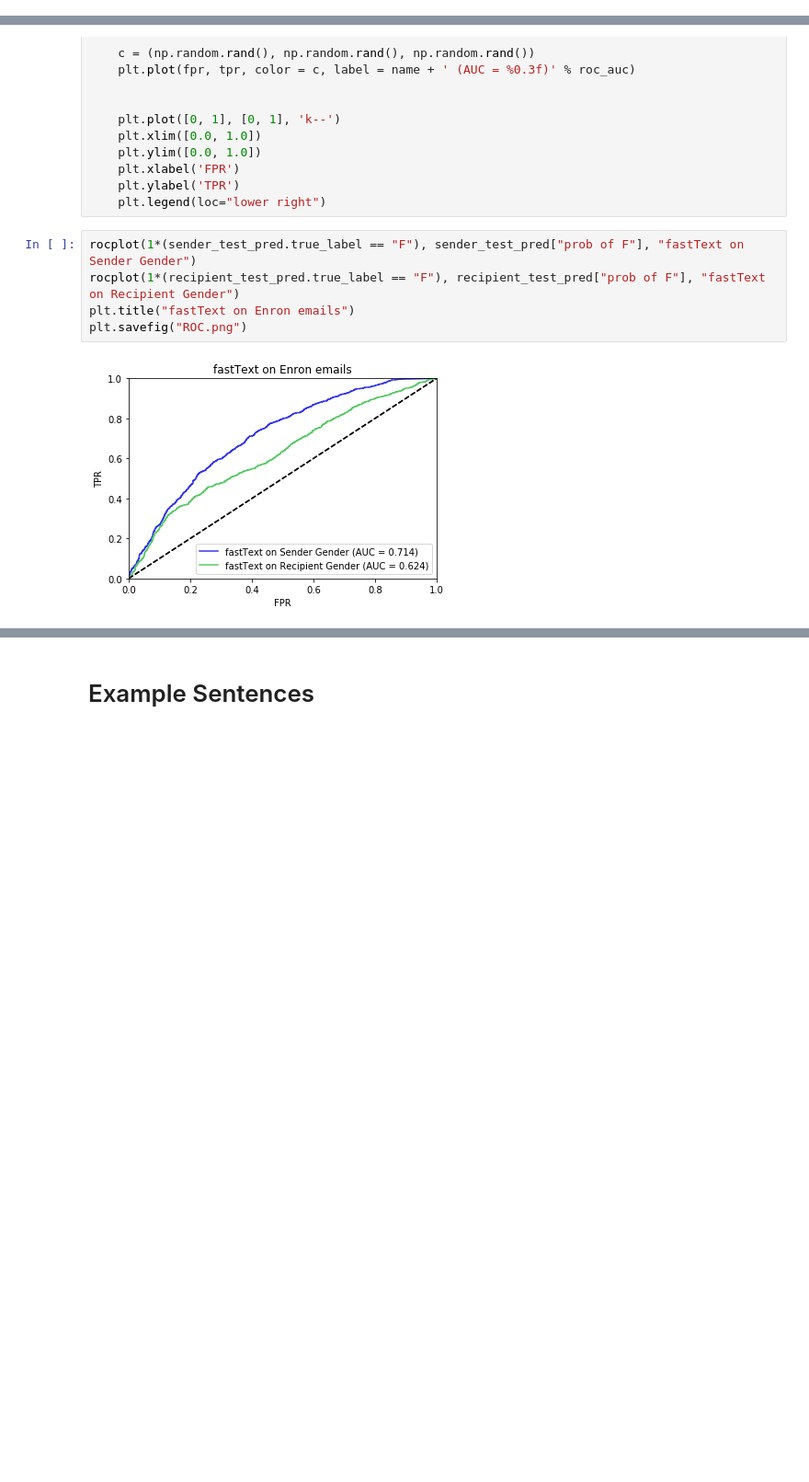
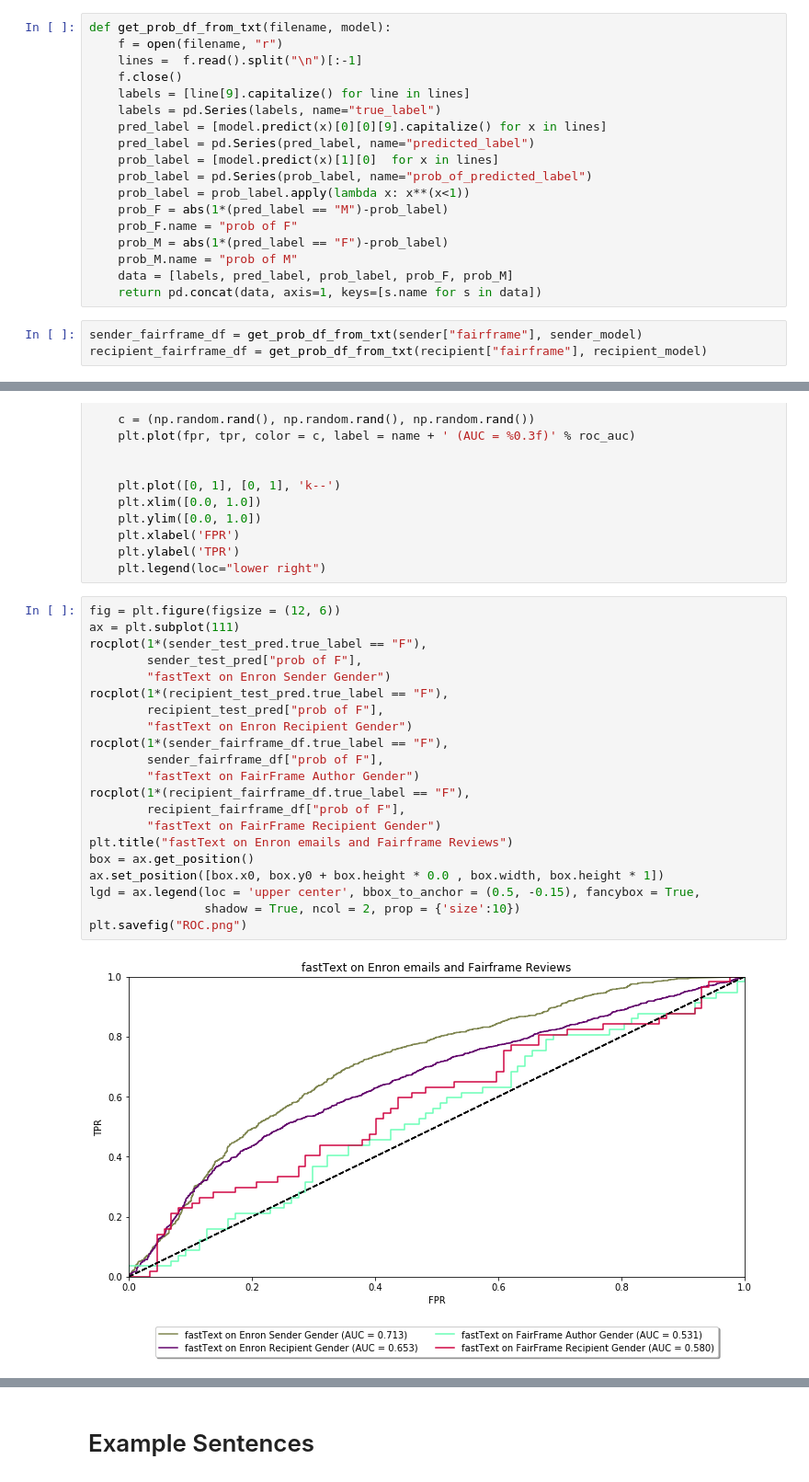
Before and after one commit to mahamfkhan/NLU, a Jupyter notebook: fastText test.ipynb, the cells around one changed output, grey strips where cells are left out. Shown: that part at 92% size. Cells and saved outputs as stored; diff of their text form; blank space fills up the shorter version.

Commit message:
updated fasttext notebook to evaluate performance on fairframe

```diff
--- a/fastText test.ipynb
+++ b/fastText test.ipynb
@@ -317,6 +323,27 @@ def get_prob_df(df, model):
 # %%
 sender_test_pred = get_prob_df(sender_test, sender_model)
 recipient_test_pred = get_prob_df(recipient_test, recipient_model)
+# %%
+def get_prob_df_from_txt(filename, model):
+    f = open(filename, "r")
+    lines =  f.read().split("\n")[:-1]
+    f.close()
+    labels = [line[9].capitalize() for line in lines]
+    labels = pd.Series(labels, name="true_label")
+    pred_label = [model.predict(x)[0][0][9].capitalize() for x in lines]
+    pred_label = pd.Series(pred_label, name="predicted_label")
+    prob_label = [model.predict(x)[1][0]  for x in lines]
+    prob_label = pd.Series(prob_label, name="prob_of_predicted_label")
+    prob_label = prob_label.apply(lambda x: x**(x<1))
+    prob_F = abs(1*(pred_label == "M")-prob_label)
+    prob_F.name = "prob of F"
+    prob_M = abs(1*(pred_label == "F")-prob_label)
+    prob_M.name = "prob of M"
+    data = [labels, pred_label, prob_label, prob_F, prob_M]
+    return pd.concat(data, axis=1, keys=[s.name for s in data])
+# %%
+sender_fairframe_df = get_prob_df_from_txt(sender["fairframe"], sender_model)
+recipient_fairframe_df = get_prob_df_from_txt(recipient["fairframe"], recipient_model)
 # %%
 from sklearn import linear_model, svm, metrics
 def rocplot(truth, pred, name):
@@ -339,12 +366,28 @@ def rocplot(truth, pred, name):
     plt.ylabel('TPR')
     plt.legend(loc="lower right")
 # %%
-rocplot(1*(sender_test_pred.true_label == "F"), sender_test_pred["prob of F"], "fastText on Sender Gender")
-rocplot(1*(recipient_test_pred.true_label == "F"), recipient_test_pred["prob of F"], "fastText on Recipient Gender")
-plt.title("fastText on Enron emails")
+fig = plt.figure(figsize = (12, 6))
+ax = plt.subplot(111)
+rocplot(1*(sender_test_pred.true_label == "F"),
+        sender_test_pred["prob of F"],
+        "fastText on Enron Sender Gender")
+rocplot(1*(recipient_test_pred.true_label == "F"),
+        recipient_test_pred["prob of F"],
+        "fastText on Enron Recipient Gender")
+rocplot(1*(sender_fairframe_df.true_label == "F"),
+        sender_fairframe_df["prob of F"],
+        "fastText on FairFrame Author Gender")
+rocplot(1*(recipient_fairframe_df.true_label == "F"),
+        recipient_fairframe_df["prob of F"],
+        "fastText on FairFrame Recipient Gender")
+plt.title("fastText on Enron emails and Fairframe Reviews")
+box = ax.get_position()
+ax.set_position([box.x0, box.y0 + box.height * 0.0 , box.width, box.height * 1])
+lgd = ax.legend(loc = 'upper center', bbox_to_anchor = (0.5, -0.15), fancybox = True,
+                shadow = True, ncol = 2, prop = {'size':10})
 plt.savefig("ROC.png")
 # %% [output]
-[figure, old version]
+[figure, new version]
 # %%
 #based off of matplotlib demo
 #https://matplotlib.org/examples/api/barchart_demo.html
```
Also changed, not shown: parts of 9 cells of this notebook.
